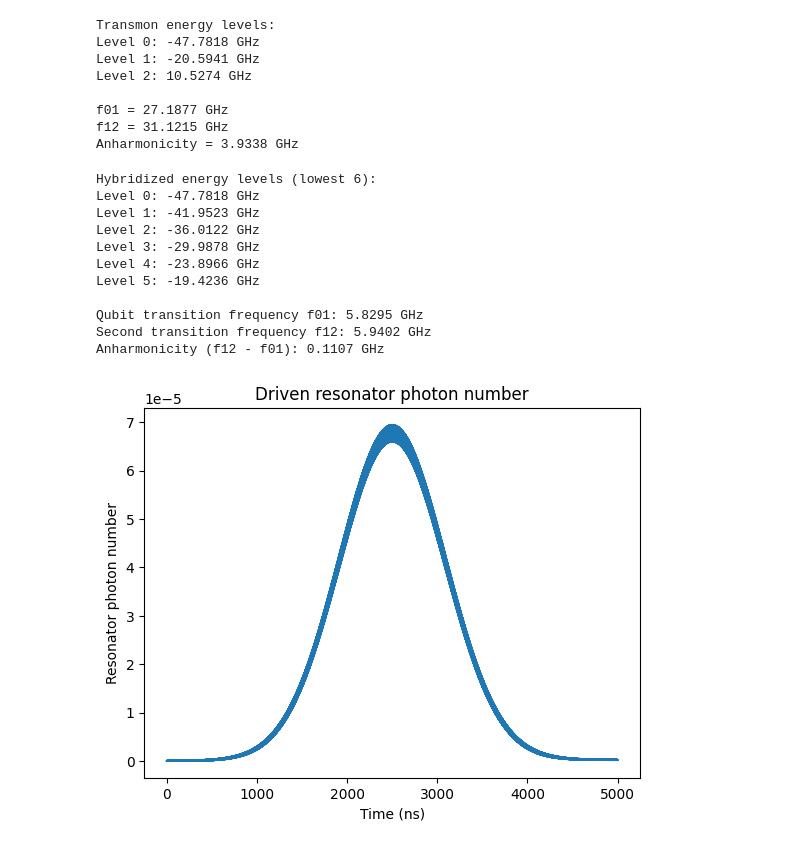
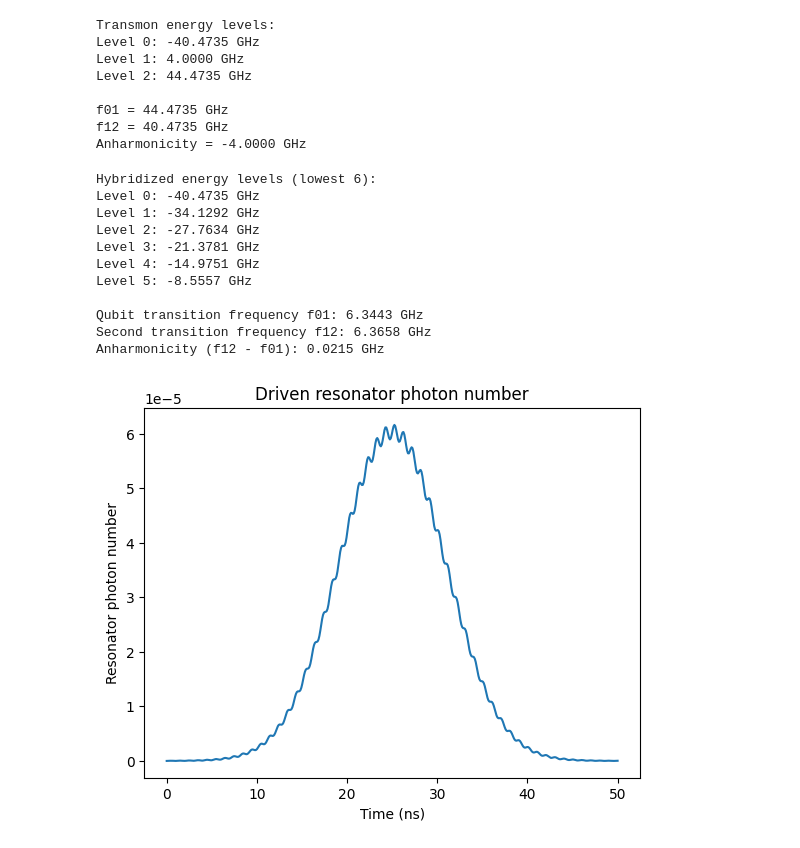
Before and after one commit to urgUrlola/Quantum_Circuit_Design, a Jupyter notebook: 1_qbit_simulation.ipynb, the cells around one changed output. Cells and saved outputs as stored; diff of their text form; code cells hidden in the pictures.

```diff
--- a/1_qbit_simulation.ipynb
+++ b/1_qbit_simulation.ipynb
@@ -6,7 +6,7 @@ from qutip import *
 EJ = 60
 EC = 1
 ng = 0
-N = 2
+N = 1
 
 n_vals = np.arange(-N, N+1)
 dim_qubit = len(n_vals)
@@ -24,20 +24,20 @@ print("Transmon energy levels:")
 for i, E in enumerate(eigenenergies[:3]):
     print(f"Level {i}: {E:.4f} GHz")
 
-f01_a = eigenenergies[1] - eigenenergies[0]
+f01 = eigenenergies[1] - eigenenergies[0]
 f12 = eigenenergies[2] - eigenenergies[1]
-print(f"\nf01 = {f01_a:.4f} GHz")
+print(f"\nf01 = {f01:.4f} GHz")
 print(f"f12 = {f12:.4f} GHz")
-print(f"Anharmonicity = {f12 - f01_a:.4f} GHz")
+print(f"Anharmonicity = {f12 - f01:.4f} GHz")
 # %% [output]
 Transmon energy levels:
-Level 0: -47.7818 GHz
-Level 1: -20.5941 GHz
-Level 2: 10.5274 GHz
+Level 0: -40.4735 GHz
+Level 1: 4.0000 GHz
+Level 2: 44.4735 GHz
 
-f01 = 27.1877 GHz
-f12 = 31.1215 GHz
-Anharmonicity = 3.9338 GHz
+f01 = 44.4735 GHz
+f12 = 40.4735 GHz
+Anharmonicity = -4.0000 GHz
 # %%
 omega_r = 7
 n_res = 10
@@ -60,57 +60,57 @@ print("Hybridized energy levels (lowest 6):")
 for i, E in enumerate(eigenenergies_coupled[:6]):
     print(f"Level {i}: {E:.4f} GHz")
 
-f01_b = eigenenergies_coupled[1] - eigenenergies_coupled[0]
+f01 = eigenenergies_coupled[1] - eigenenergies_coupled[0]
 f12 = eigenenergies_coupled[2] - eigenenergies_coupled[1]
-anharmonicity = f12 - f01_b
+anharmonicity = f12 - f01
 
-print(f"\nQubit transition frequency f01: {f01_b:.4f} GHz")
+print(f"\nQubit transition frequency f01: {f01:.4f} GHz")
 print(f"Second transition frequency f12: {f12:.4f} GHz")
 print(f"Anharmonicity (f12 - f01): {anharmonicity:.4f} GHz")
 # %% [output]
 Hybridized energy levels (lowest 6):
-Level 0: -47.7818 GHz
-Level 1: -41.9523 GHz
-Level 2: -36.0122 GHz
-Level 3: -29.9878 GHz
-Level 4: -23.8966 GHz
-Level 5: -19.4236 GHz
+Level 0: -40.4735 GHz
+Level 1: -34.1292 GHz
+Level 2: -27.7634 GHz
+Level 3: -21.3781 GHz
+Level 4: -14.9751 GHz
+Level 5: -8.5557 GHz
 
-Qubit transition frequency f01: 5.8295 GHz
-Second transition frequency f12: 5.9402 GHz
-Anharmonicity (f12 - f01): 0.1107 GHz
+Qubit transition frequency f01: 6.3443 GHz
+Second transition frequency f12: 6.3658 GHz
+Anharmonicity (f12 - f01): 0.0215 GHz
 # %%
 drive_amp = 0.05
 drive_freq = omega_r
-drive_duration = 5000
-tlist = np.linspace(0, drive_duration, 50000)
+drive_duration = 50
+tlist = np.linspace(0, drive_duration, 500)
 
 def gaussian_pulse(t, args):
     t0 = drive_duration / 2
     sigma = drive_duration / 6
     return drive_amp * np.exp(-(t - t0)**2 / (2 * sigma**2))
 
 H_drive = [tensor(qeye(dim_qubit), a + a.dag()), gaussian_pulse]
 
 psi0 = tensor(H_transmon.groundstate()[1], basis(n_res, 0))
 
 c_ops = []
 
 H_qubit = tensor(H_transmon, qeye(n_res))
 H_res = tensor(qeye(dim_qubit), H_resonator)
 H_full = H_qubit + H_res + H_int
 
 drive_op = tensor(qeye(dim_qubit), a + a.dag())
 
 H_total = [H_full, [drive_op, gaussian_pulse]]
 
 
 result = mesolve(H_total, psi0, tlist, c_ops, [tensor(qeye(dim_qubit), a.dag() * a)])
 
 plt.plot(tlist, result.expect[0])
 plt.xlabel('Time (ns)')
 plt.ylabel('Resonator photon number')
 plt.title('Driven resonator photon number')
 plt.show()
 # %% [output]
-[figure, old version]
+[figure, new version]
```
Also changed, not shown: parts of 3 cells of this notebook.
